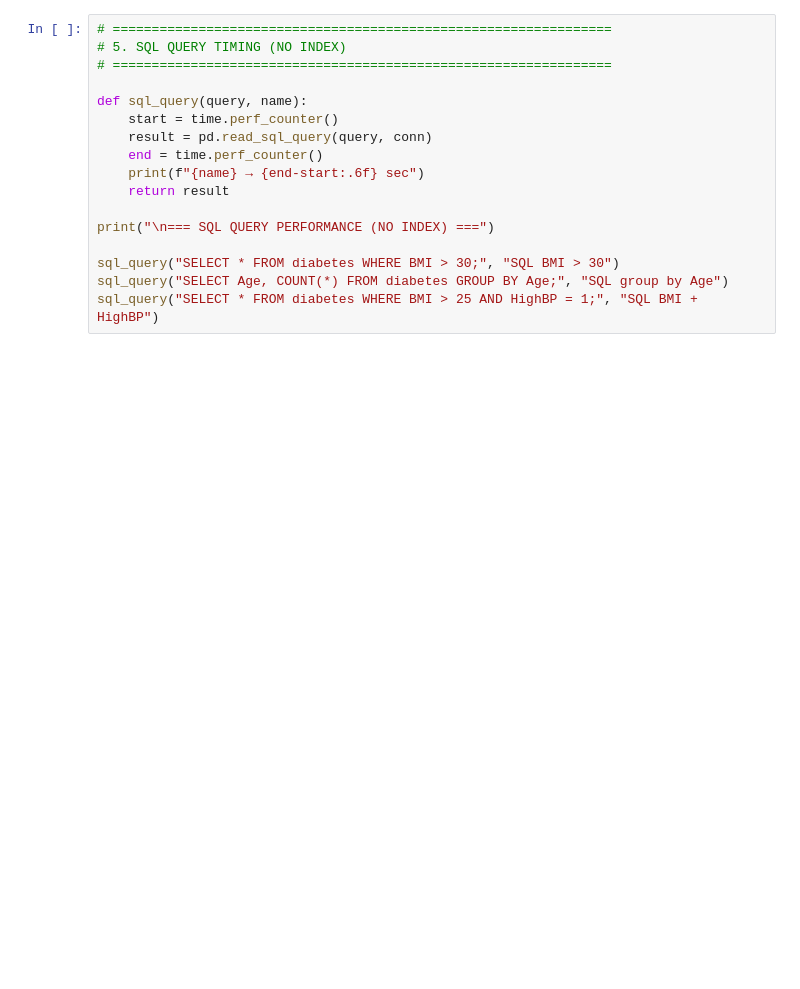
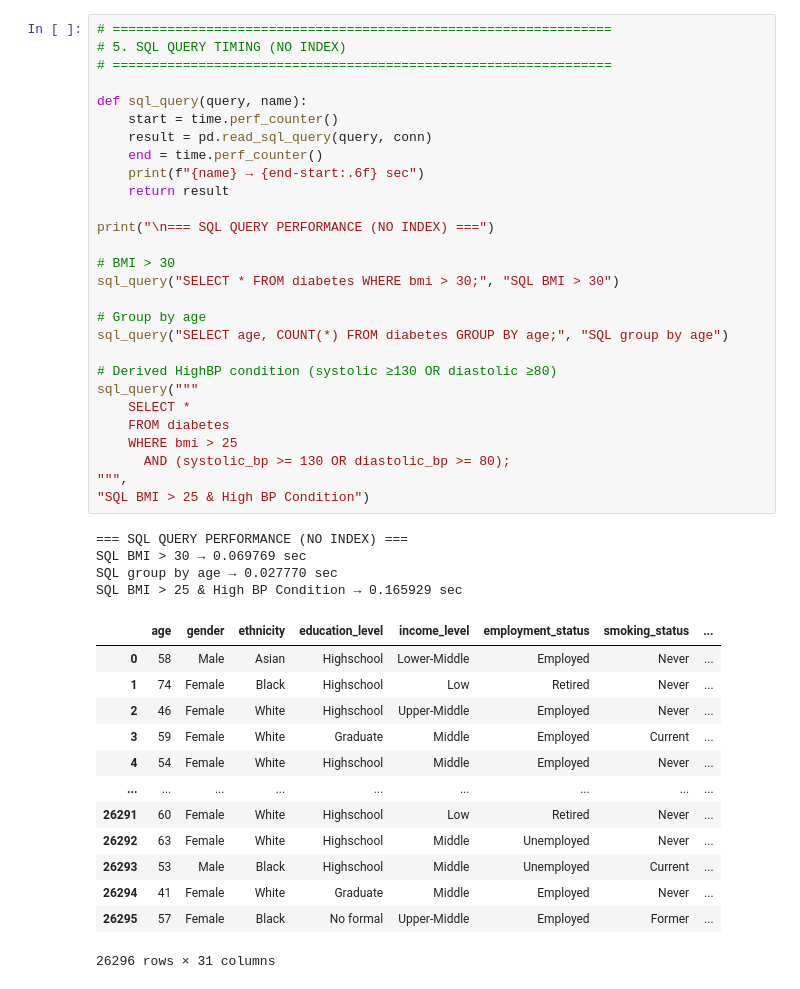
Before and after one commit to Jared-Young-26/Advanced-Database-Final-Project-2025, a Jupyter notebook: baseline.ipynb, the cells around one changed output. Drawn from its saved outputs; the diff is of its cells as text; blank space fills up the shorter version.

```diff
--- a/baseline.ipynb
+++ b/baseline.ipynb
@@ -74,20 +121,49 @@ print("\nDatabase created:", SQLITE_DB)
 # %%
 # ================================================================
 # 5. SQL QUERY TIMING (NO INDEX)
 # ================================================================
 
 def sql_query(query, name):
     start = time.perf_counter()
     result = pd.read_sql_query(query, conn)
     end = time.perf_counter()
     print(f"{name} → {end-start:.6f} sec")
     return result
 
 print("\n=== SQL QUERY PERFORMANCE (NO INDEX) ===")
 
-sql_query("SELECT * FROM diabetes WHERE BMI > 30;", "SQL BMI > 30")
-sql_query("SELECT Age, COUNT(*) FROM diabetes GROUP BY Age;", "SQL group by Age")
-sql_query("SELECT * FROM diabetes WHERE BMI > 25 AND HighBP = 1;", "SQL BMI + HighBP")
+# BMI > 30
+sql_query("SELECT * FROM diabetes WHERE bmi > 30;", "SQL BMI > 30")
+
+# Group by age
+sql_query("SELECT age, COUNT(*) FROM diabetes GROUP BY age;", "SQL group by age")
+
+# Derived HighBP condition (systolic ≥130 OR diastolic ≥80)
+sql_query("""
+    SELECT *
+    FROM diabetes
+    WHERE bmi > 25
+      AND (systolic_bp >= 130 OR diastolic_bp >= 80);
+""",
+"SQL BMI > 25 & High BP Condition")
+# %% [output]
+=== SQL QUERY PERFORMANCE (NO INDEX) ===
+SQL BMI > 30 → 0.069769 sec
+SQL group by age → 0.027770 sec
+SQL BMI > 25 & High BP Condition → 0.165929 sec
+|  | age | gender | ethnicity | education_level | income_level | employment_status | smoking_status | ... |
+| 0 | 58 | Male | Asian | Highschool | Lower-Middle | Employed | Never | ... |
+| 1 | 74 | Female | Black | Highschool | Low | Retired | Never | ... |
+| 2 | 46 | Female | White | Highschool | Upper-Middle | Employed | Never | ... |
+| 3 | 59 | Female | White | Graduate | Middle | Employed | Current | ... |
+| 4 | 54 | Female | White | Highschool | Middle | Employed | Never | ... |
+| ... | ... | ... | ... | ... | ... | ... | ... | ... |
+| 26291 | 60 | Female | White | Highschool | Low | Retired | Never | ... |
+| 26292 | 63 | Female | White | Highschool | Middle | Unemployed | Never | ... |
+| 26293 | 53 | Male | Black | Highschool | Middle | Unemployed | Current | ... |
+| 26294 | 41 | Female | White | Graduate | Middle | Employed | Never | ... |
+| 26295 | 57 | Female | Black | No formal | Upper-Middle | Employed | Former | ... |
+26296 rows × 31 columns
 # %%
 # ================================================================
 # 6. CREATE INDEXES + RE-TIME QUERIES
```
Also changed, not shown: parts of 11 cells of this notebook, 2 other files.
